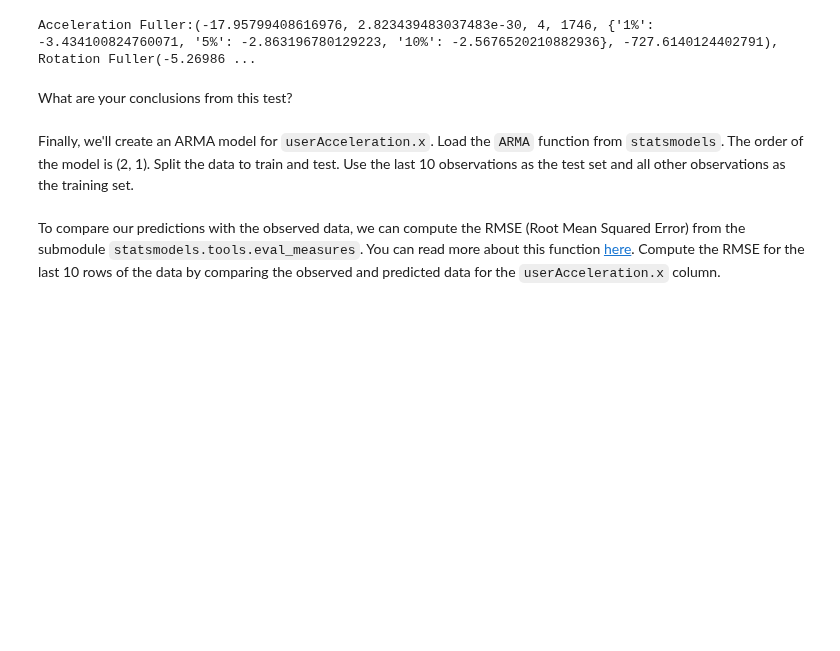
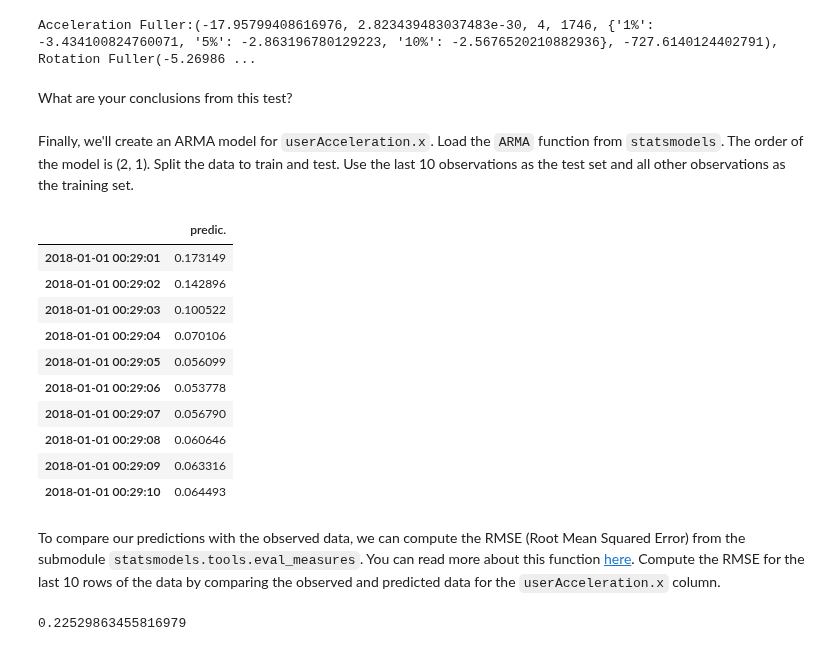
Before and after one commit to ironhack-datalabs/datamad1019, a Jupyter notebook: module-2/lab-time-series/your-code/main.ipynb, the cells around one changed output. Saved outputs shown, nothing was run; the diff lists cells and outputs as text; code cells hidden in the pictures; blank space fills up the shorter version.

```diff
--- a/module-2/lab-time-series/your-code/main.ipynb
+++ b/module-2/lab-time-series/your-code/main.ipynb
@@ -65,6 +65,6 @@ sensor.shape
 To perform time series analysis on the data, we must change the index from a range index to a time series index. In the cell below, create a time series index using the `pd.date_range` function. Create a time series index starting at 1/1/2018 00:00:00 and ending at 1/1/2018 00:29:10. The number of periods is equal to the number of rows in `sensor`. The frequency should be set to `infer`.
 # %%
 # Your code here:
-sensor.index = pd.date_range(start='1/1/2018 00:00:00', end='1/1/2018 00:29:10', periods=1751)
-sensor.head()
+sensor_ind = pd.date_range(start='1/1/2018 00:00:00', end='1/1/2018 00:29:10', periods=1751)
+sensor_ind
 # %% [output]
@@ -81,0 +85,5 @@ Assign the time series index to the dataframe's index.
+# %%
+# Your code here:
+sensor.date = pd.to_datetime(sensor_ind)
+sensor.index = pd.DatetimeIndex(sensor.date, freq='infer')
+sensor.head()
@@ -145,4 +160,27 @@ Finally, we'll create an ARMA model for `userAcceleration.x`. Load the `ARMA` fu
+# %%
+# Your code here:
+train, test = sensor['userAcceleration.x'][:-10], sensor['userAcceleration.x'][-10:]
+ARMA_acc = statsmodels.tsa.arima_model.ARMA(train, order=(2,1))
+acc_fit = ARMA_acc.fit(disp=False)
+predictions_ARMA = acc_fit.predict(len(train), len(train)+len(test)-1)
+ARMA = pd.DataFrame(predictions_ARMA, columns=['predic.'])
+ARMA
+# %% [output]
+|  | predic. |
+| 2018-01-01 00:29:01 | 0.173149 |
+| 2018-01-01 00:29:02 | 0.142896 |
+| 2018-01-01 00:29:03 | 0.100522 |
+| 2018-01-01 00:29:04 | 0.070106 |
+| 2018-01-01 00:29:05 | 0.056099 |
+| 2018-01-01 00:29:06 | 0.053778 |
+| 2018-01-01 00:29:07 | 0.056790 |
+| 2018-01-01 00:29:08 | 0.060646 |
+| 2018-01-01 00:29:09 | 0.063316 |
+| 2018-01-01 00:29:10 | 0.064493 |
 # %% [markdown]
 To compare our predictions with the observed data, we can compute the RMSE (Root Mean Squared Error) from the submodule `statsmodels.tools.eval_measures`. You can read more about this function [here](https://www.statsmodels.org/dev/generated/statsmodels.tools.eval_measures.rmse.html). Compute the RMSE for the last 10 rows of the data by comparing the observed and predicted data for the `userAcceleration.x` column.
 # %%
 # Your code here:
+statsmodels.tools.eval_measures.rmse(ARMA['predic.'],test)
+# %% [output]
+0.22529863455816979
```
Also changed, not shown: parts of 6 cells of this notebook.
